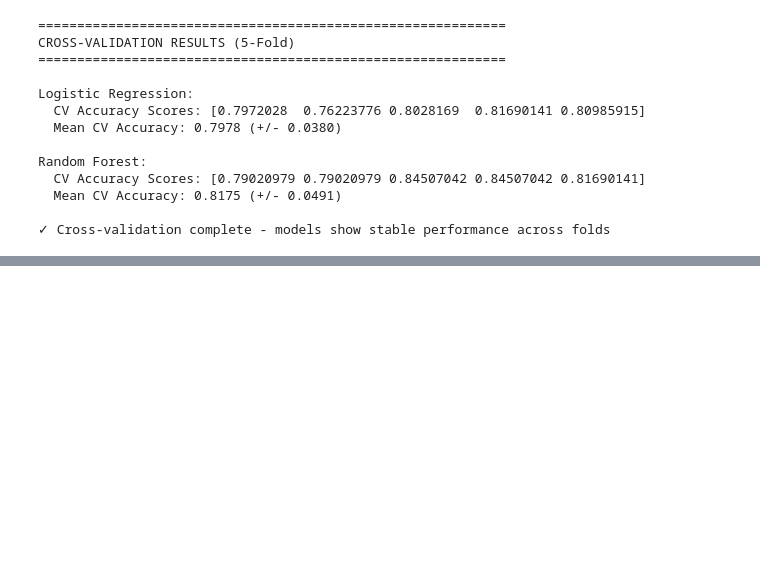
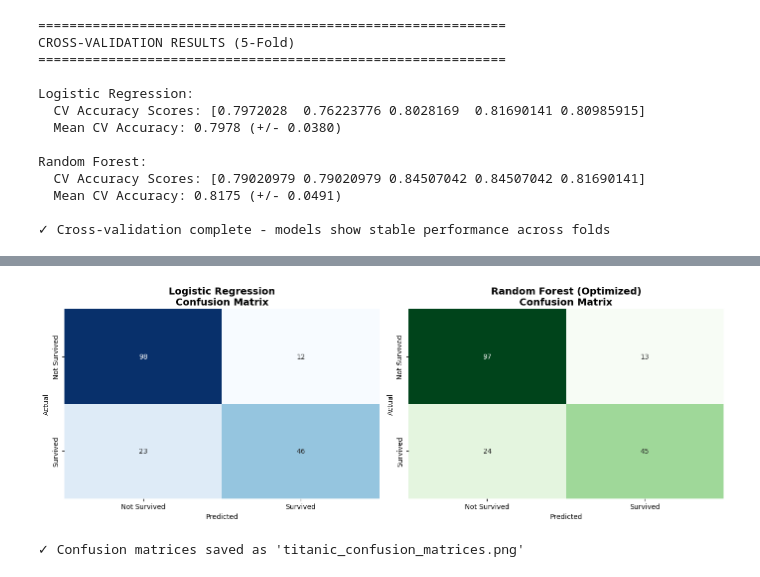
Before and after one commit to Ahmad-AbuGhazaleh/DS-AI-SQA-Project, a Jupyter notebook: titanic-survival-prediction/titanic_survival_prediction.ipynb, the cells around one changed output, grey strips where cells are left out. Drawn from its saved outputs; the diff is of its cells as text; code cells hidden in the pictures; blank space fills up the shorter version.

Commit message:
docs: Add final performance report, confusion matrices, and project summary

```diff
--- a/titanic-survival-prediction/titanic_survival_prediction.ipynb
+++ b/titanic-survival-prediction/titanic_survival_prediction.ipynb
@@ -406,0 +443,32 @@ Random Forest:
+# %%
+# Confusion Matrices
+fig, axes = plt.subplots(1, 2, figsize=(14, 5))
+
+# Logistic Regression Confusion Matrix
+cm_lr = confusion_matrix(y_test, y_pred_lr)
+sns.heatmap(cm_lr, annot=True, fmt='d', cmap='Blues', ax=axes[0], cbar=False)
+axes[0].set_title('Logistic Regression\nConfusion Matrix',
+                  fontsize=14, fontweight='bold')
+axes[0].set_xlabel('Predicted')
+axes[0].set_ylabel('Actual')
+axes[0].set_xticklabels(['Not Survived', 'Survived'])
+axes[0].set_yticklabels(['Not Survived', 'Survived'])
+
+# Random Forest Confusion Matrix
+cm_rf = confusion_matrix(y_test, y_pred_rf)
+sns.heatmap(cm_rf, annot=True, fmt='d', cmap='Greens', ax=axes[1], cbar=False)
+axes[1].set_title('Random Forest (Optimized)\nConfusion Matrix',
+                  fontsize=14, fontweight='bold')
+axes[1].set_xlabel('Predicted')
+axes[1].set_ylabel('Actual')
+axes[1].set_xticklabels(['Not Survived', 'Survived'])
+axes[1].set_yticklabels(['Not Survived', 'Survived'])
+
+plt.tight_layout()
+plt.savefig('titanic_confusion_matrices.png', dpi=300, bbox_inches='tight')
+plt.show()
+
+print("✓ Confusion matrices saved as 'titanic_confusion_matrices.png'")
+# %% [output]
+[figure, added]
+✓ Confusion matrices saved as 'titanic_confusion_matrices.png'
```
Also changed, not shown: parts of 4 cells of this notebook, 1 other file.
